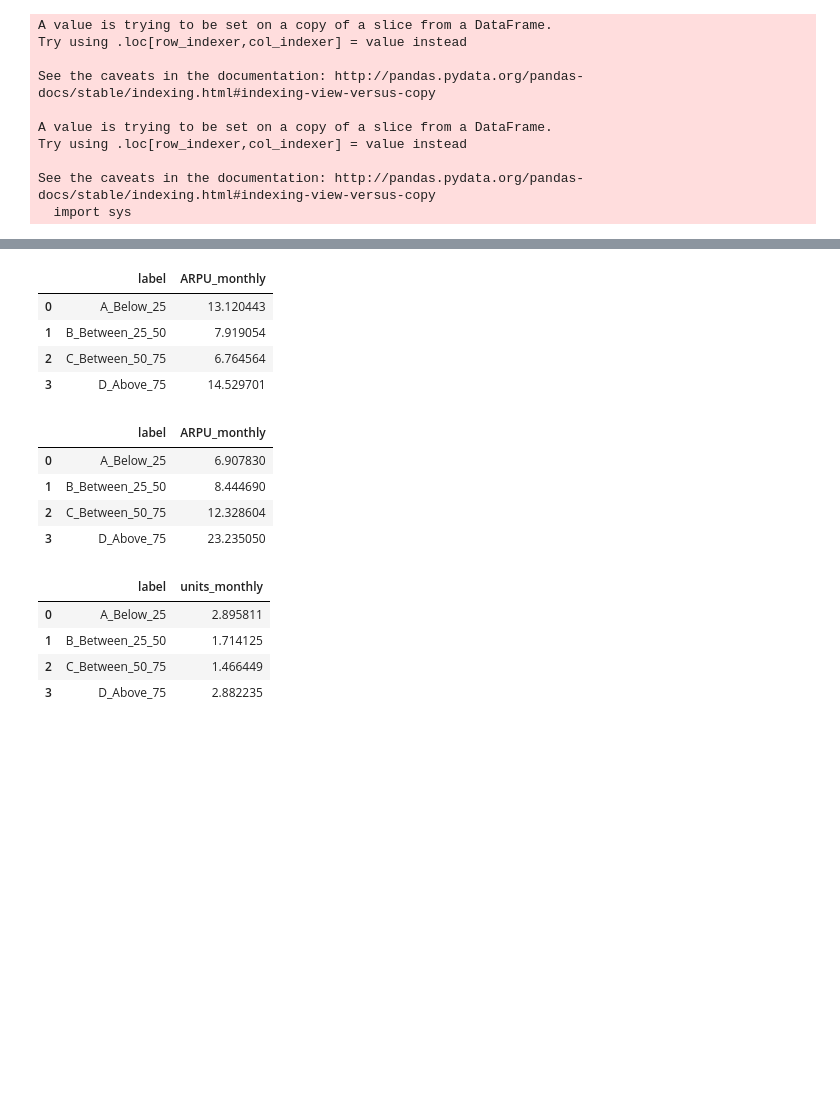
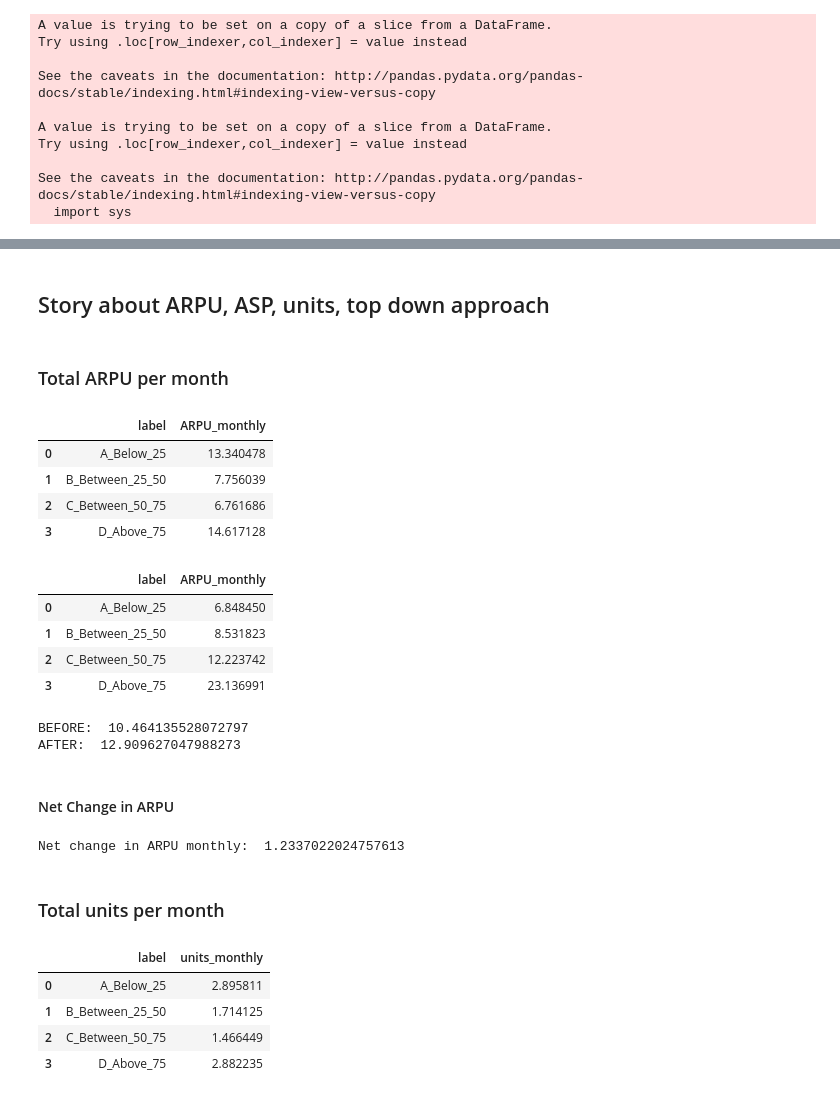
Before and after one commit to dfadeeff/AMZ_Projects, a Jupyter notebook: PMD_Framework.ipynb, the cells around one changed output, grey strips where cells are left out. Saved outputs shown, nothing was run; the diff lists cells and outputs as text; code cells hidden in the pictures; blank space fills up the shorter version.

```diff
--- a/PMD_Framework.ipynb
+++ b/PMD_Framework.ipynb
@@ -192,6 +194,8 @@ def split_initial_dataframe(df, comparator ):
     df5 = df5.fillna(0)
 
     df5['ASP'] = df5['revenue_ever'] / df5['units_ever']
+    df5['ASP_byPromo'] = df5['revenue_byPromo'] / df5['units_byPromo']
+
     df5['share_as_total'] = df5['units_byPromo'] / df5['units_ever']
 
     df5['timeframe_general'] = (( df5['last_ever_date'] - df5['first_ever_date'] ) / np.timedelta64(1,"M") )
@@ -453,7 +401,7 @@ def get_subset_for_ARPU(df):
 
 
     get_that = df[['encrypted_customer_id','label','revenue_ever','units_ever','timeframe_general',
-                  'units_byPromo','revenue_byPromo','timeframe_general_by_Promo','is_promo','is_pmd']]
+                  'revenue_byPromo','units_byPromo','timeframe_general_by_Promo','is_promo','is_pmd']]
     get_that['corrected_timeframe_general'] = np.where(get_that['timeframe_general'] == 0.0, 1.0, get_that['timeframe_general'])
     get_that['corrected_timeframe_byPromo'] = np.where(get_that['timeframe_general_by_Promo'] == 0.0, 1.0, get_that['timeframe_general_by_Promo'])
 
@@ -487,17 +444,39 @@ See the caveats in the documentation: http://pandas.pydata.org/pandas-docs/stabl
+# %% [markdown]
+## Story about ARPU, ASP, units, top down approach
+# %% [markdown]
+### Total ARPU per month
 # %%
-s_before.groupby(['encrypted_customer_id','label'])['ARPU_monthly'].mean().reset_index().groupby("label")['ARPU_monthly'].mean().reset_index()
+s_before.groupby(['encrypted_customer_id','label','is_promo',
+'is_pmd'])['ARPU_monthly'].mean().reset_index().groupby("label")['ARPU_monthly'].mean().reset_index()
 # %% [output]
 |  | label | ARPU_monthly |
-| 0 | A_Below_25 | 13.120443 |
-| 1 | B_Between_25_50 | 7.919054 |
-| 2 | C_Between_50_75 | 6.764564 |
-| 3 | D_Above_75 | 14.529701 |
+| 0 | A_Below_25 | 13.340478 |
+| 1 | B_Between_25_50 | 7.756039 |
+| 2 | C_Between_50_75 | 6.761686 |
+| 3 | D_Above_75 | 14.617128 |
 # %%
-s_after.groupby(['encrypted_customer_id','label'])['ARPU_monthly'].mean().reset_index().groupby("label")['ARPU_monthly'].mean().reset_index()
+s_after.groupby(['encrypted_customer_id','label','is_promo',
+'is_pmd'])['ARPU_monthly'].mean().reset_index().groupby("label")['ARPU_monthly'].mean().reset_index()
 # %% [output]
 |  | label | ARPU_monthly |
-| 0 | A_Below_25 | 6.907830 |
-| 1 | B_Between_25_50 | 8.444690 |
-| 2 | C_Between_50_75 | 12.328604 |
-| 3 | D_Above_75 | 23.235050 |
+| 0 | A_Below_25 | 6.848450 |
+| 1 | B_Between_25_50 | 8.531823 |
+| 2 | C_Between_50_75 | 12.223742 |
+| 3 | D_Above_75 | 23.136991 |
+# %%
+print("BEFORE: " , s_before.groupby(['encrypted_customer_id'])['ARPU_monthly'].mean().reset_index()['ARPU_monthly'].mean() )
+print("AFTER: "  , s_after.groupby(['encrypted_customer_id'])['ARPU_monthly'].mean().reset_index()['ARPU_monthly'].mean()  )
+# %% [output]
+BEFORE:  10.464135528072797
+AFTER:  12.909627047988273
+# %% [markdown]
+#### Net Change in ARPU
+# %%
+now = s_after.groupby(['encrypted_customer_id'])['ARPU_monthly'].mean().reset_index()['ARPU_monthly'].mean()
+past = s_before.groupby(['encrypted_customer_id'])['ARPU_monthly'].mean().reset_index()['ARPU_monthly'].mean()
+print("Net change in ARPU monthly: " , now / past )
+# %% [output]
+Net change in ARPU monthly:  1.2337022024757613
+# %% [markdown]
+### Total units per month
 # %%
```
Also changed, not shown: parts of 28 cells of this notebook.
